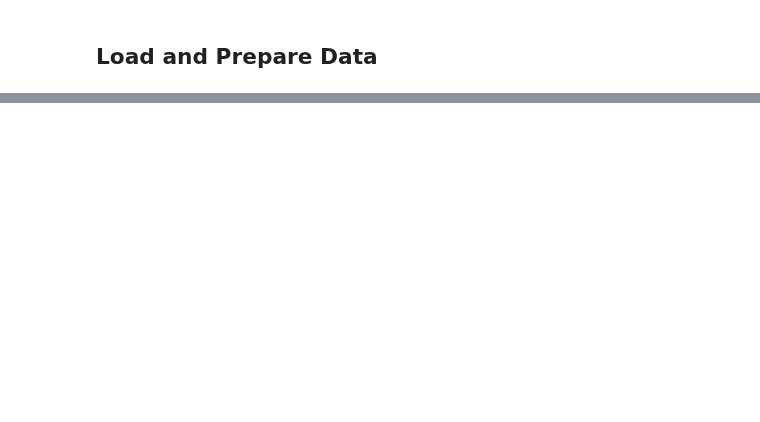
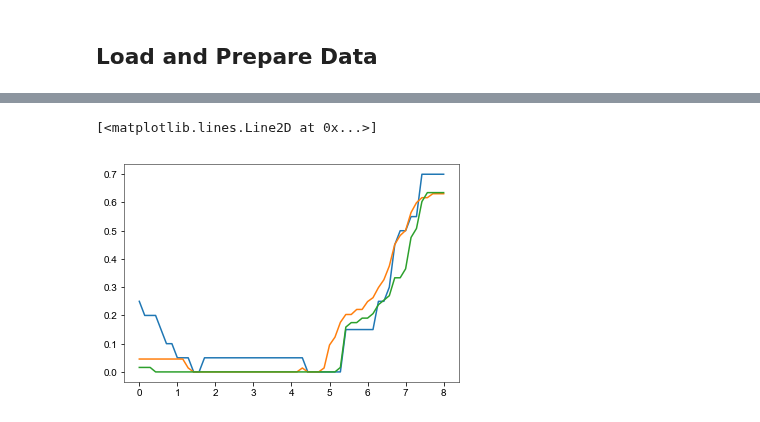
Before and after one commit to empathy87/The-Elements-of-Statistical-Learning-Python-Notebooks, a Jupyter notebook: examples/SRBCT Microarray.ipynb, the cells around one changed output, grey strips where cells are left out. Cells and saved outputs as stored; diff of their text form; code cells hidden in the pictures; blank space fills up the shorter version.

```diff
--- a/examples/SRBCT Microarray.ipynb
+++ b/examples/SRBCT Microarray.ipynb
@@ -80,0 +169,7 @@ relative_class_centroids = [
+# %%
+plt.plot(deltas, err_test)
+plt.plot(deltas, err_cv)
+plt.plot(deltas, err_train)
+# %% [output]
+[<matplotlib.lines.Line2D at 0x...>]
+[figure, added]
```
Also changed, not shown: parts of 21 cells of this notebook.
